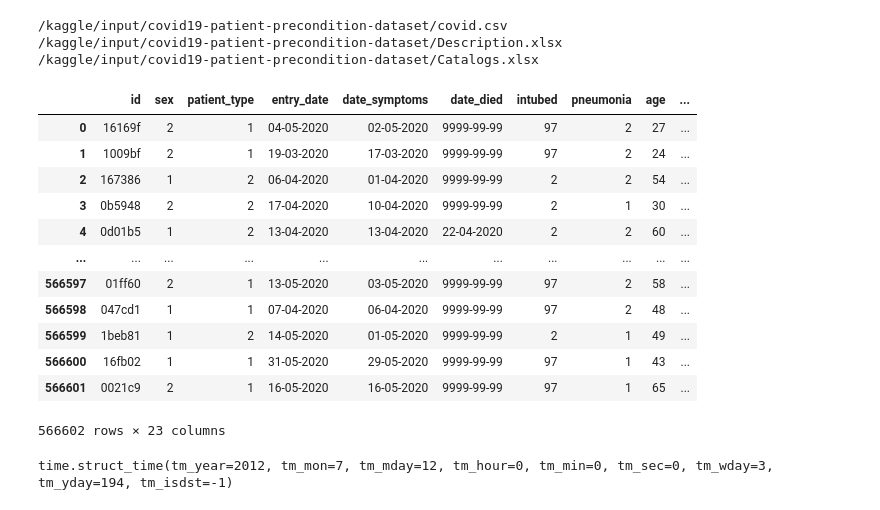
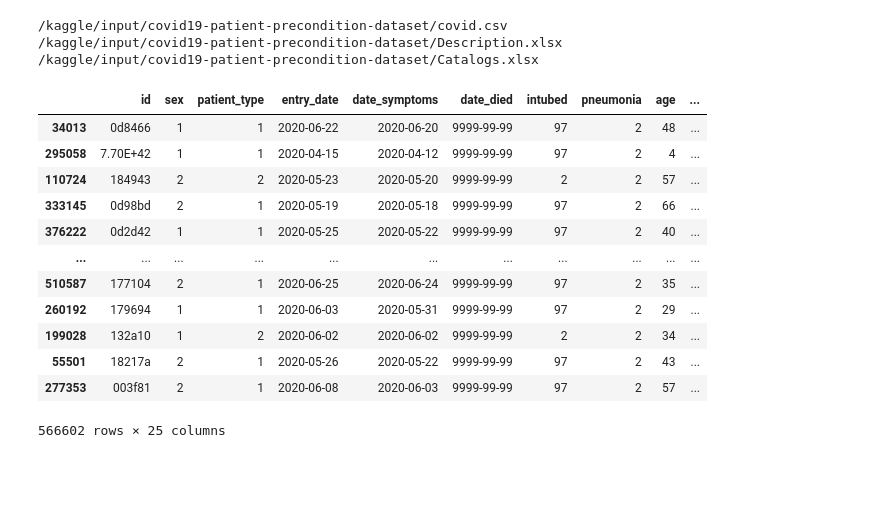
Before and after one commit to Sumeet2807/Kaggle-Covid19, a Jupyter notebook: notebook68138ddaa6.ipynb, the cells around one changed output. Cells and saved outputs as stored; diff of their text form; code cells hidden in the pictures; blank space fills up the shorter version.

```diff
--- a/notebook68138ddaa6.ipynb
+++ b/notebook68138ddaa6.ipynb
@@ -20,34 +20,30 @@ for dirname, _, filenames in os.walk('/kaggle/input'):
 /kaggle/input/covid19-patient-precondition-dataset/covid.csv
 /kaggle/input/covid19-patient-precondition-dataset/Description.xlsx
 /kaggle/input/covid19-patient-precondition-dataset/Catalogs.xlsx
-# %%
-Df = pd.read_csv('/kaggle/input/covid19-patient-precondition-dataset/covid.csv')
-Df
-# %% [output]
-|  | id | sex | patient_type | entry_date | date_symptoms | date_died | intubed | pneumonia | age | ... |
-| 0 | 16169f | 2 | 1 | 04-05-2020 | 02-05-2020 | 9999-99-99 | 97 | 2 | 27 | ... |
-| 1 | 1009bf | 2 | 1 | 19-03-2020 | 17-03-2020 | 9999-99-99 | 97 | 2 | 24 | ... |
-| 2 | 167386 | 1 | 2 | 06-04-2020 | 01-04-2020 | 9999-99-99 | 2 | 2 | 54 | ... |
-| 3 | 0b5948 | 2 | 2 | 17-04-2020 | 10-04-2020 | 9999-99-99 | 2 | 1 | 30 | ... |
-| 4 | 0d01b5 | 1 | 2 | 13-04-2020 | 13-04-2020 | 22-04-2020 | 2 | 2 | 60 | ... |
-| ... | ... | ... | ... | ... | ... | ... | ... | ... | ... | ... |
-| 566597 | 01ff60 | 2 | 1 | 13-05-2020 | 03-05-2020 | 9999-99-99 | 97 | 2 | 58 | ... |
-| 566598 | 047cd1 | 1 | 1 | 07-04-2020 | 06-04-2020 | 9999-99-99 | 97 | 2 | 48 | ... |
-| 566599 | 1beb81 | 1 | 2 | 14-05-2020 | 01-05-2020 | 9999-99-99 | 2 | 1 | 49 | ... |
-| 566600 | 16fb02 | 1 | 1 | 31-05-2020 | 29-05-2020 | 9999-99-99 | 97 | 1 | 43 | ... |
-| 566601 | 0021c9 | 2 | 1 | 16-05-2020 | 16-05-2020 | 9999-99-99 | 97 | 1 | 65 | ... |
-566602 rows × 23 columns
-# %%
-from datetime import datetime
-datetime.strptime('2012-07-12', '%Y-%m-%d').timetuple()
-# %% [output]
-time.struct_time(tm_year=2012, tm_mon=7, tm_mday=12, tm_hour=0, tm_min=0, tm_sec=0, tm_wday=3, tm_yday=194, tm_isdst=-1)
 # %%
+from datetime import datetime
+# datetime.strptime('2012-07-12', '%Y-%m-%d').timetuple()
+Df = pd.read_csv('/kaggle/input/covid19-patient-precondition-dataset/covid.csv').sample(frac=1)
 Df['died'] = (Df['date_died'].astype('string') != '9999-99-99').astype(int)
 Df['date_symptoms'] = pd.to_datetime(Df['date_symptoms'] ,format='%d-%m-%Y')
 Df['entry_date'] = pd.to_datetime(Df['entry_date'],format='%d-%m-%Y')
 
 Df['time_to_admission'] = (Df['entry_date'] - Df['date_symptoms']).dt.days
+Df
+# %% [output]
+|  | id | sex | patient_type | entry_date | date_symptoms | date_died | intubed | pneumonia | age | ... |
+| 34013 | 0d8466 | 1 | 1 | 2020-06-22 | 2020-06-20 | 9999-99-99 | 97 | 2 | 48 | ... |
+| 295058 | 7.70E+42 | 1 | 1 | 2020-04-15 | 2020-04-12 | 9999-99-99 | 97 | 2 | 4 | ... |
+| 110724 | 184943 | 2 | 2 | 2020-05-23 | 2020-05-20 | 9999-99-99 | 2 | 2 | 57 | ... |
+| 333145 | 0d98bd | 2 | 1 | 2020-05-19 | 2020-05-18 | 9999-99-99 | 97 | 2 | 66 | ... |
+| 376222 | 0d2d42 | 1 | 1 | 2020-05-25 | 2020-05-22 | 9999-99-99 | 97 | 2 | 40 | ... |
+| ... | ... | ... | ... | ... | ... | ... | ... | ... | ... | ... |
+| 510587 | 177104 | 2 | 1 | 2020-06-25 | 2020-06-24 | 9999-99-99 | 97 | 2 | 35 | ... |
+| 260192 | 179694 | 1 | 1 | 2020-06-03 | 2020-05-31 | 9999-99-99 | 97 | 2 | 29 | ... |
+| 199028 | 132a10 | 1 | 2 | 2020-06-02 | 2020-06-02 | 9999-99-99 | 2 | 2 | 34 | ... |
+| 55501 | 18217a | 2 | 1 | 2020-05-26 | 2020-05-22 | 9999-99-99 | 97 | 2 | 43 | ... |
+| 277353 | 003f81 | 2 | 1 | 2020-06-08 | 2020-06-03 | 9999-99-99 | 97 | 2 | 57 | ... |
+566602 rows × 25 columns
 # %%
 ord_cols = {'id','entry_date','date_symptoms','date_died','died','time_to_admission','age'}
 cat_cols = []
```
Also changed, not shown: parts of 7 cells of this notebook.
